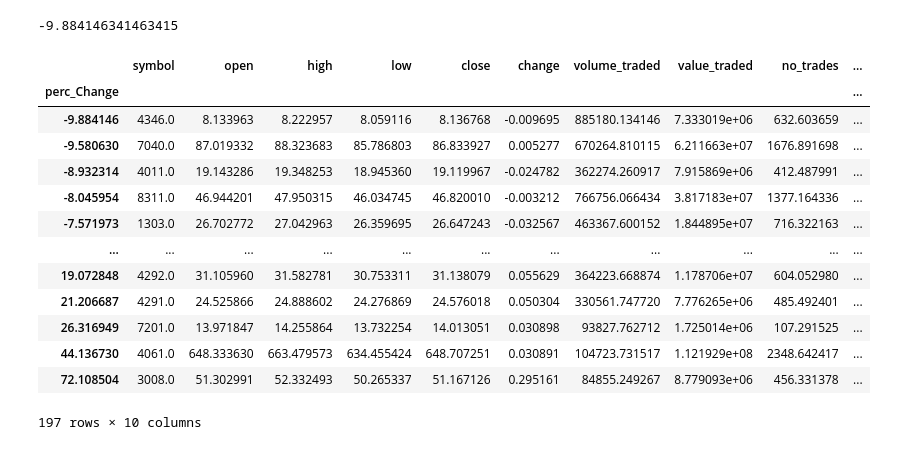
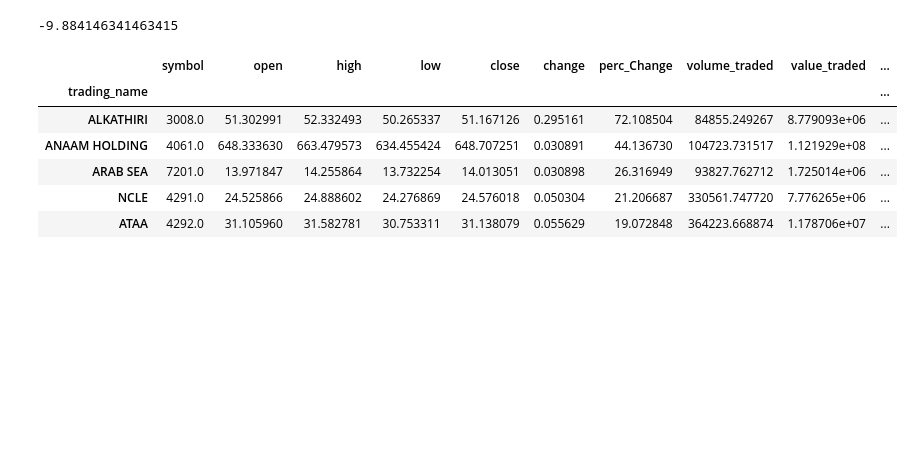
Before and after one commit to fares1419/Data-Science-Capstone-Project, a Jupyter notebook: Project.ipynb, the cells around one changed output. Drawn from its saved outputs; the diff is of its cells as text; code cells hidden in the pictures; blank space fills up the shorter version.

```diff
--- a/Project.ipynb
+++ b/Project.ipynb
@@ -186,19 +189,14 @@ sorteddf.perc_Change.min()
 # %% [output]
 -9.884146341463415
 # %%
-sorteddf.groupby(by='perc_Change').max()
+top_5_perc_Change=sorteddf.nlargest(5, 'perc_Change')
-# %% [output]
-|  | symbol | open | high | low | close | change | volume_traded | value_traded | no_trades | ... |
-| perc_Change |  |  |  |  |  |  |  |  |  | ... |
-| -9.884146 | 4346.0 | 8.133963 | 8.222957 | 8.059116 | 8.136768 | -0.009695 | 885180.134146 | 7.333019e+06 | 632.603659 | ... |
-| -9.580630 | 7040.0 | 87.019332 | 88.323683 | 85.786803 | 86.833927 | 0.005277 | 670264.810115 | 6.211663e+07 | 1676.891698 | ... |
-| -8.932314 | 4011.0 | 19.143286 | 19.348253 | 18.945360 | 19.119967 | -0.024782 | 362274.260917 | 7.915869e+06 | 412.487991 | ... |
-| -8.045954 | 8311.0 | 46.944201 | 47.950315 | 46.034745 | 46.820010 | -0.003212 | 766756.066434 | 3.817183e+07 | 1377.164336 | ... |
-| -7.571973 | 1303.0 | 26.702772 | 27.042963 | 26.359695 | 26.647243 | -0.032567 | 463367.600152 | 1.844895e+07 | 716.322163 | ... |
-| ... | ... | ... | ... | ... | ... | ... | ... | ... | ... | ... |
-| 19.072848 | 4292.0 | 31.105960 | 31.582781 | 30.753311 | 31.138079 | 0.055629 | 364223.668874 | 1.178706e+07 | 604.052980 | ... |
-| 21.206687 | 4291.0 | 24.525866 | 24.888602 | 24.276869 | 24.576018 | 0.050304 | 330561.747720 | 7.776265e+06 | 485.492401 | ... |
-| 26.316949 | 7201.0 | 13.971847 | 14.255864 | 13.732254 | 14.013051 | 0.030898 | 93827.762712 | 1.725014e+06 | 107.291525 | ... |
-| 44.136730 | 4061.0 | 648.333630 | 663.479573 | 634.455424 | 648.707251 | 0.030891 | 104723.731517 | 1.121929e+08 | 2348.642417 | ... |
-| 72.108504 | 3008.0 | 51.302991 | 52.332493 | 50.265337 | 51.167126 | 0.295161 | 84855.249267 | 8.779093e+06 | 456.331378 | ... |
-197 rows × 10 columns
+# %%
+top_5_perc_Change
+# %% [output]
+|  | symbol | open | high | low | close | change | perc_Change | volume_traded | value_traded | ... |
+| trading_name |  |  |  |  |  |  |  |  |  | ... |
+| ALKATHIRI | 3008.0 | 51.302991 | 52.332493 | 50.265337 | 51.167126 | 0.295161 | 72.108504 | 84855.249267 | 8.779093e+06 | ... |
+| ANAAM HOLDING | 4061.0 | 648.333630 | 663.479573 | 634.455424 | 648.707251 | 0.030891 | 44.136730 | 104723.731517 | 1.121929e+08 | ... |
+| ARAB SEA | 7201.0 | 13.971847 | 14.255864 | 13.732254 | 14.013051 | 0.030898 | 26.316949 | 93827.762712 | 1.725014e+06 | ... |
+| NCLE | 4291.0 | 24.525866 | 24.888602 | 24.276869 | 24.576018 | 0.050304 | 21.206687 | 330561.747720 | 7.776265e+06 | ... |
+| ATAA | 4292.0 | 31.105960 | 31.582781 | 30.753311 | 31.138079 | 0.055629 | 19.072848 | 364223.668874 | 1.178706e+07 | ... |
```
Also changed, not shown: parts of 4 cells of this notebook.
